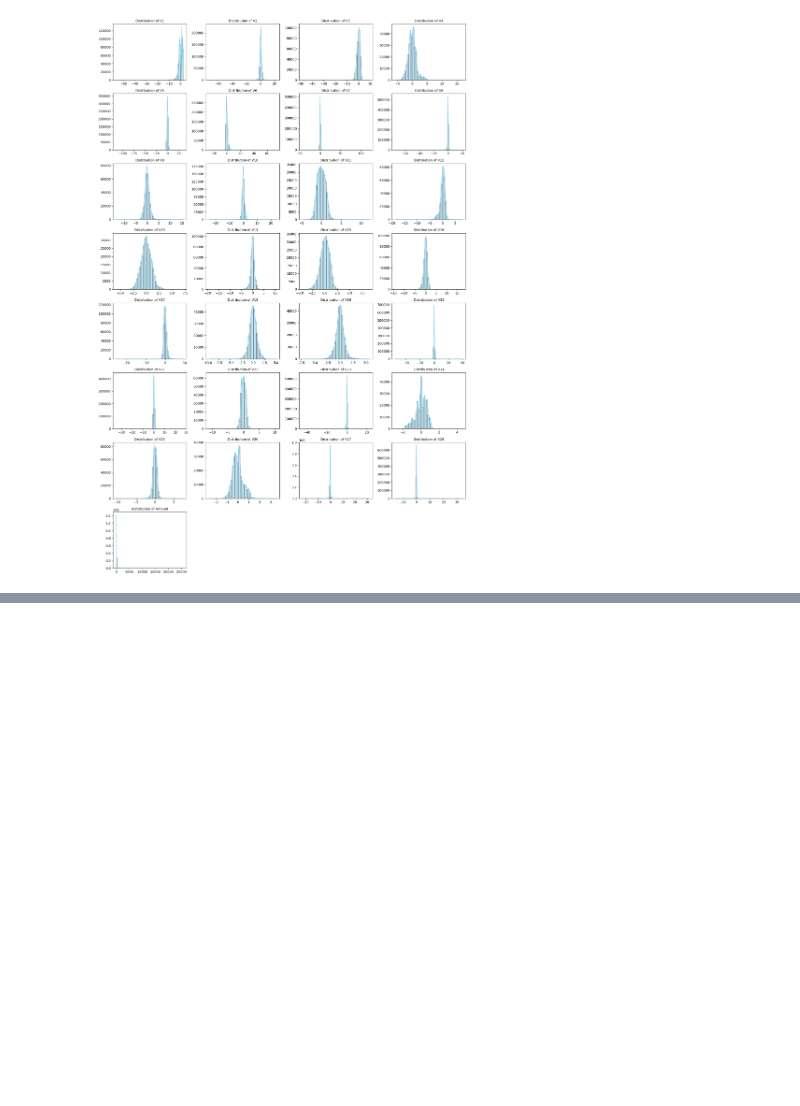
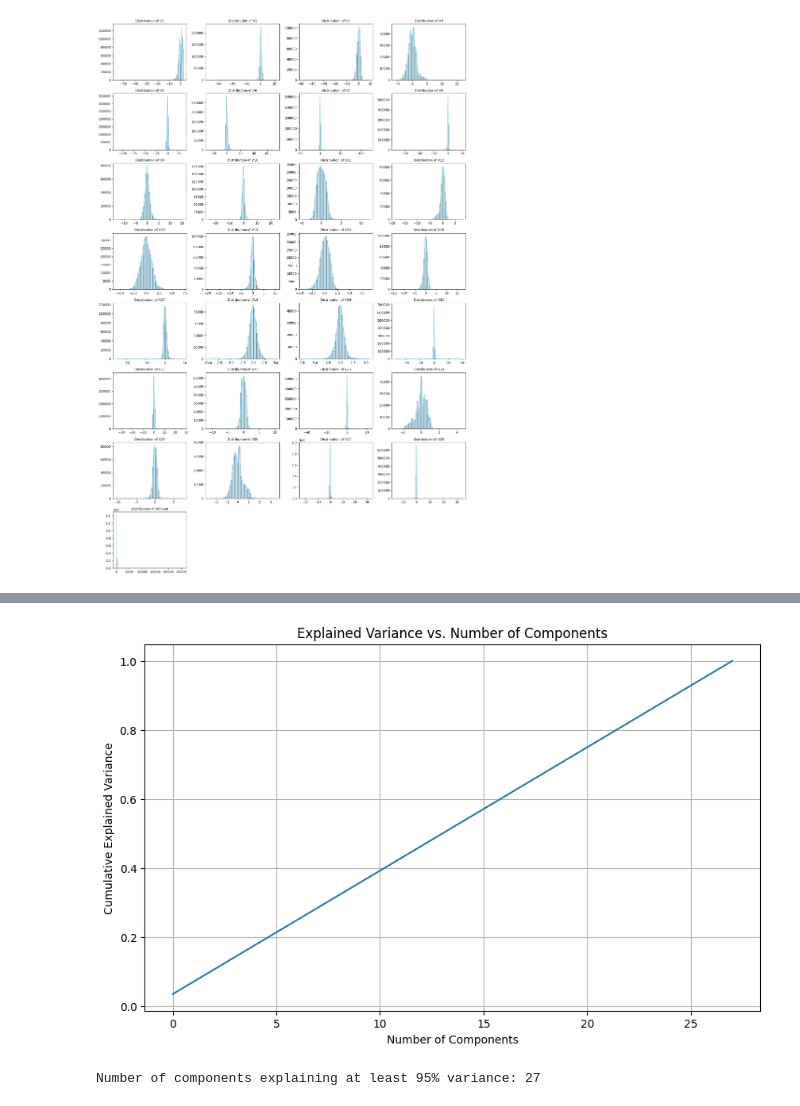
Before and after one commit to Saranya546/creditcard, a Jupyter notebook: DAY_3_python.ipynb, the cells around one changed output, grey strips where cells are left out. Drawn from its saved outputs; the diff is of its cells as text; code cells hidden in the pictures; blank space fills up the shorter version.

```diff
--- a/DAY_3_python.ipynb
+++ b/DAY_3_python.ipynb
@@ -122,0 +138,3 @@ plt.show()
+# %%
+V_columns = [col for col in df.columns if col.startswith('V')]
+df[V_columns] = scaler.fit_transform(df[V_columns])
@@ -122,0 +164,27 @@ plt.show()
+# %%
+# Select the columns for PCA (all 'V' columns)
+pca_features = [f'V{i}' for i in range(1, 29)]
+X_pca = df[pca_features]
+# %%
+# Apply PCA
+pca = PCA(n_components=None) # Start with all components to evaluate explained variance
+pca.fit(X_pca)
+
+# Plot the explained variance ratio
+plt.figure(figsize=(10, 6))
+plt.plot(np.cumsum(pca.explained_variance_ratio_))
+plt.xlabel('Number of Components')
+plt.ylabel('Cumulative Explained Variance')
+plt.title('Explained Variance vs. Number of Components')
+plt.grid(True)
+plt.show()
+# %% [output]
+[figure, added]
+# %%
+n_components_95 = np.where(np.cumsum(pca.explained_variance_ratio_) >= 0.95)[0][0] + 1
+print(f"Number of components explaining at least 95% variance: {n_components_95}")
+
+pca_final = PCA(n_components=n_components_95)
+X_pca_transformed = pca_final.fit_transform(X_pca)
+# %% [output]
+Number of components explaining at least 95% variance: 27
```
Also changed, not shown: parts of 14 cells of this notebook.
